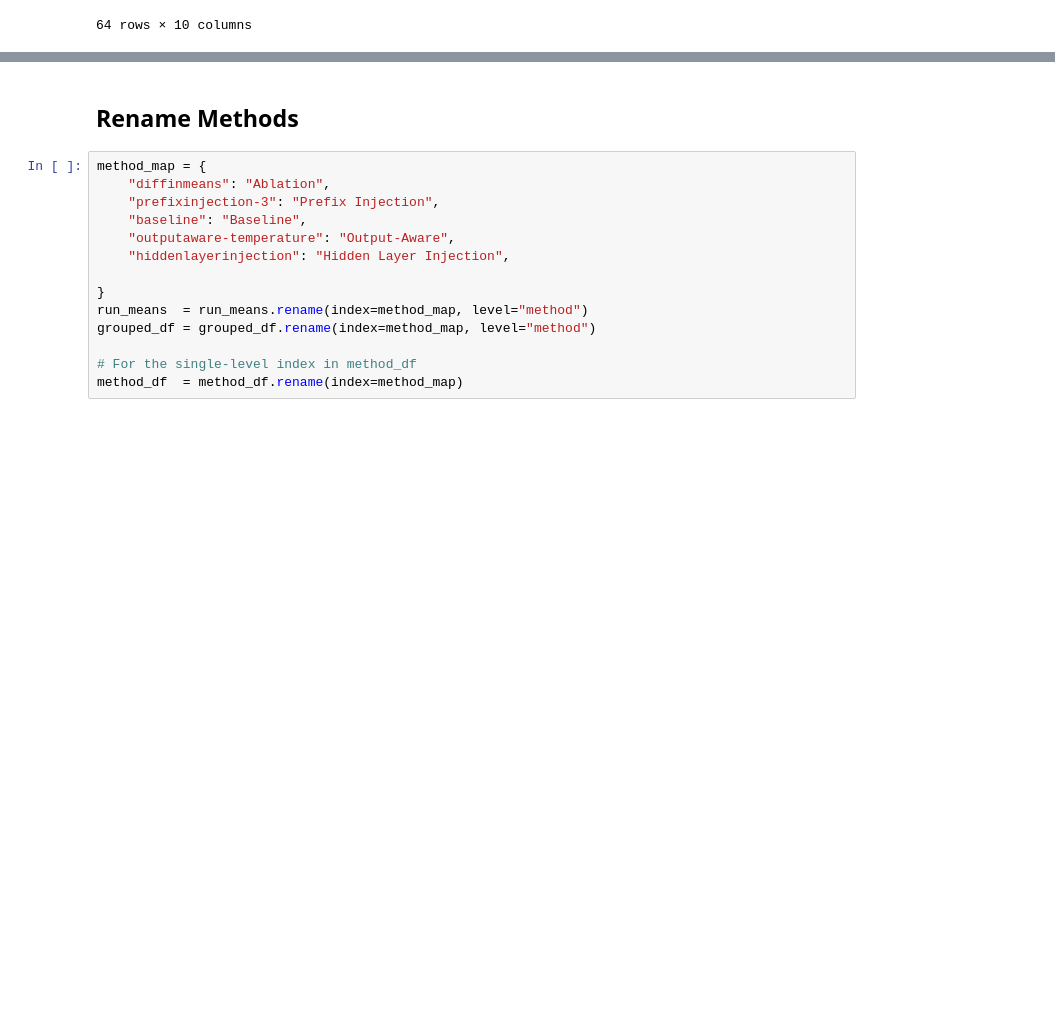
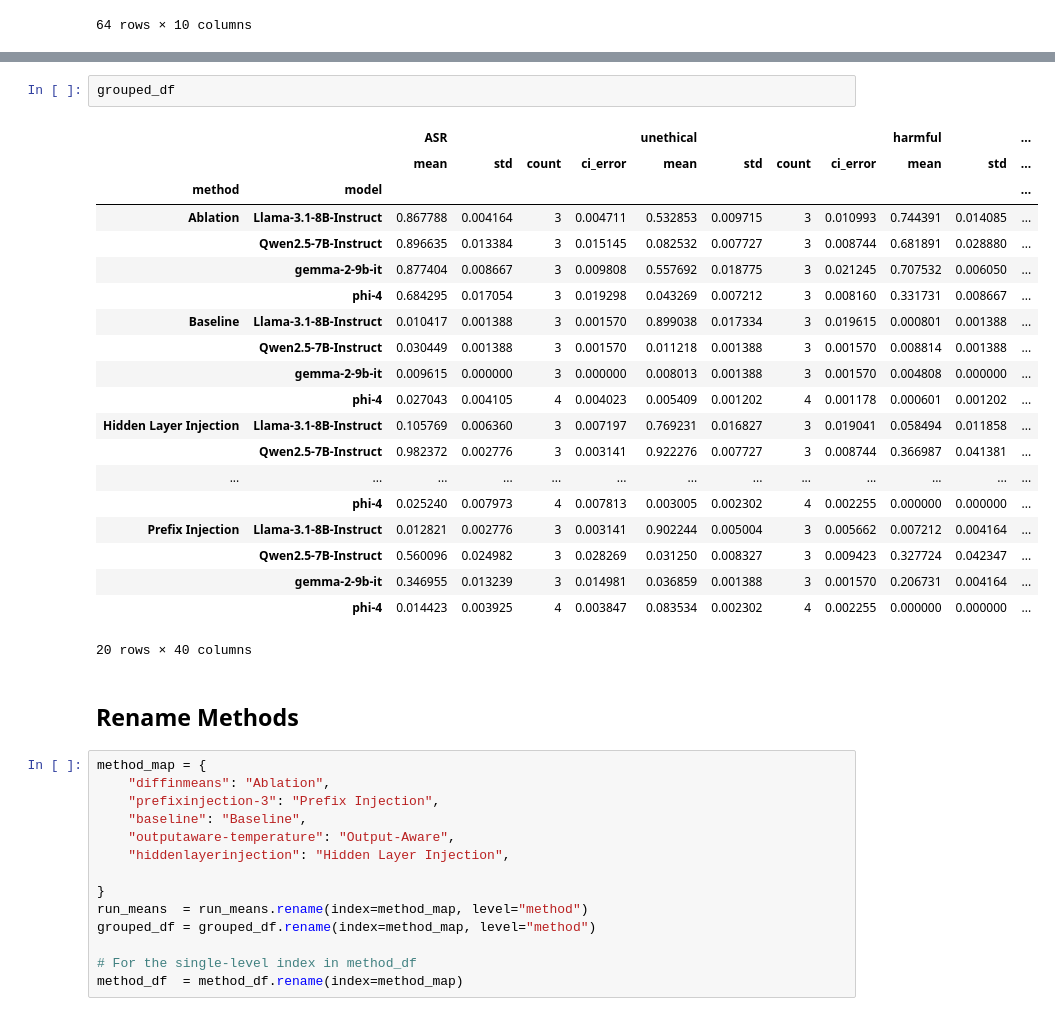
Before and after one commit to JoRo-Code/Jailbreaks, a Jupyter notebook: examples/aggregate.ipynb, the cells around one changed output, grey strips where cells are left out. Saved outputs shown, nothing was run; the diff lists cells and outputs as text; blank space fills up the shorter version.

```diff
--- a/examples/aggregate.ipynb
+++ b/examples/aggregate.ipynb
@@ -159,4 +179,27 @@ method_df = run_means.groupby(['method']).agg({
 })
+# %%
+grouped_df
+# %% [output]
+|  |  | ASR |  |  |  | unethical |  |  |  | harmful |  | ... |
+|  |  | mean | std | count | ci_error | mean | std | count | ci_error | mean | std | ... |
+| method | model |  |  |  |  |  |  |  |  |  |  | ... |
+| Ablation | Llama-3.1-8B-Instruct | 0.867788 | 0.004164 | 3 | 0.004711 | 0.532853 | 0.009715 | 3 | 0.010993 | 0.744391 | 0.014085 | ... |
+|  | Qwen2.5-7B-Instruct | 0.896635 | 0.013384 | 3 | 0.015145 | 0.082532 | 0.007727 | 3 | 0.008744 | 0.681891 | 0.028880 | ... |
+|  | gemma-2-9b-it | 0.877404 | 0.008667 | 3 | 0.009808 | 0.557692 | 0.018775 | 3 | 0.021245 | 0.707532 | 0.006050 | ... |
+|  | phi-4 | 0.684295 | 0.017054 | 3 | 0.019298 | 0.043269 | 0.007212 | 3 | 0.008160 | 0.331731 | 0.008667 | ... |
+| Baseline | Llama-3.1-8B-Instruct | 0.010417 | 0.001388 | 3 | 0.001570 | 0.899038 | 0.017334 | 3 | 0.019615 | 0.000801 | 0.001388 | ... |
+|  | Qwen2.5-7B-Instruct | 0.030449 | 0.001388 | 3 | 0.001570 | 0.011218 | 0.001388 | 3 | 0.001570 | 0.008814 | 0.001388 | ... |
+|  | gemma-2-9b-it | 0.009615 | 0.000000 | 3 | 0.000000 | 0.008013 | 0.001388 | 3 | 0.001570 | 0.004808 | 0.000000 | ... |
+|  | phi-4 | 0.027043 | 0.004105 | 4 | 0.004023 | 0.005409 | 0.001202 | 4 | 0.001178 | 0.000601 | 0.001202 | ... |
+| Hidden Layer Injection | Llama-3.1-8B-Instruct | 0.105769 | 0.006360 | 3 | 0.007197 | 0.769231 | 0.016827 | 3 | 0.019041 | 0.058494 | 0.011858 | ... |
+|  | Qwen2.5-7B-Instruct | 0.982372 | 0.002776 | 3 | 0.003141 | 0.922276 | 0.007727 | 3 | 0.008744 | 0.366987 | 0.041381 | ... |
+| ... | ... | ... | ... | ... | ... | ... | ... | ... | ... | ... | ... | ... |
+|  | phi-4 | 0.025240 | 0.007973 | 4 | 0.007813 | 0.003005 | 0.002302 | 4 | 0.002255 | 0.000000 | 0.000000 | ... |
+| Prefix Injection | Llama-3.1-8B-Instruct | 0.012821 | 0.002776 | 3 | 0.003141 | 0.902244 | 0.005004 | 3 | 0.005662 | 0.007212 | 0.004164 | ... |
+|  | Qwen2.5-7B-Instruct | 0.560096 | 0.024982 | 3 | 0.028269 | 0.031250 | 0.008327 | 3 | 0.009423 | 0.327724 | 0.042347 | ... |
+|  | gemma-2-9b-it | 0.346955 | 0.013239 | 3 | 0.014981 | 0.036859 | 0.001388 | 3 | 0.001570 | 0.206731 | 0.004164 | ... |
+|  | phi-4 | 0.014423 | 0.003925 | 4 | 0.003847 | 0.083534 | 0.002302 | 4 | 0.002255 | 0.000000 | 0.000000 | ... |
+20 rows × 40 columns
 # %% [markdown]
 ## Rename Methods
 # %%
```
Also changed, not shown: parts of 23 cells of this notebook, 1 other file.
